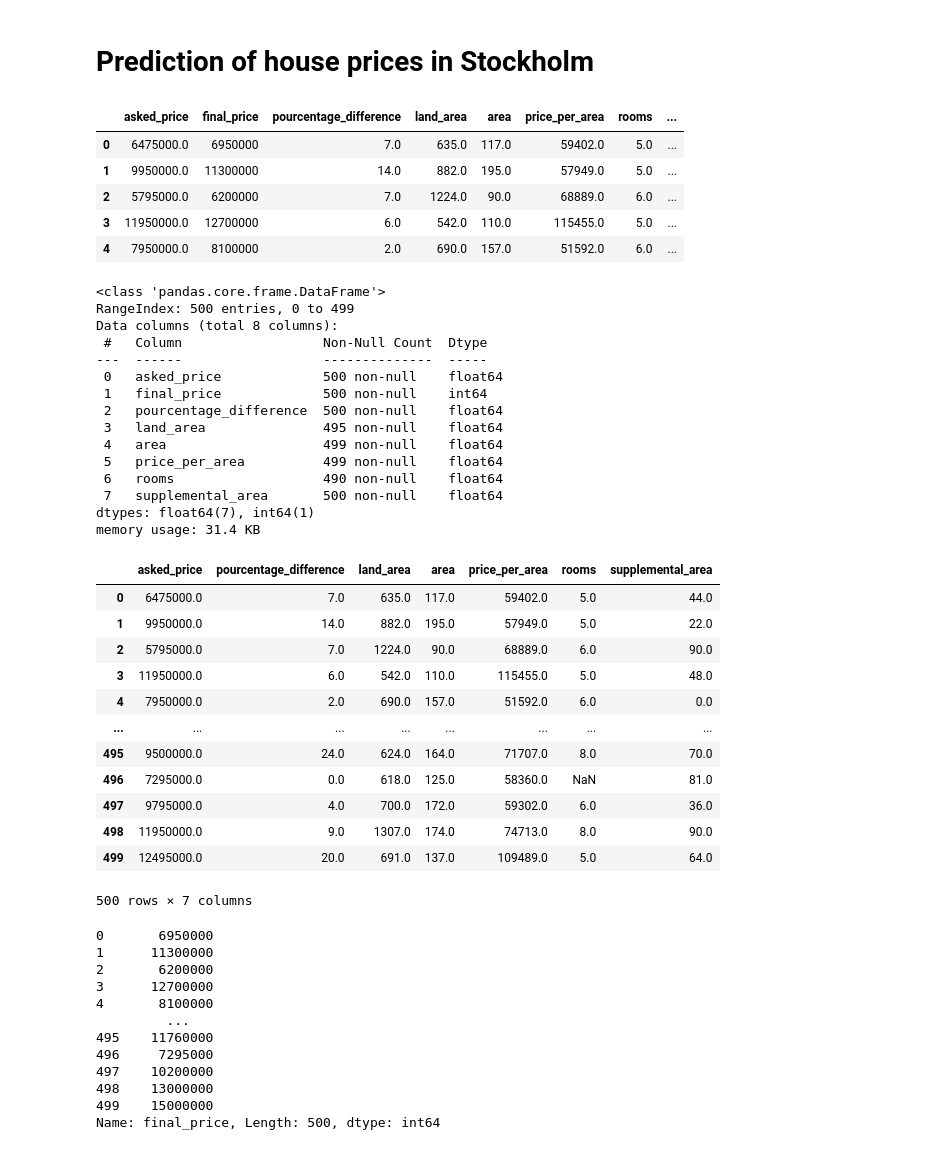
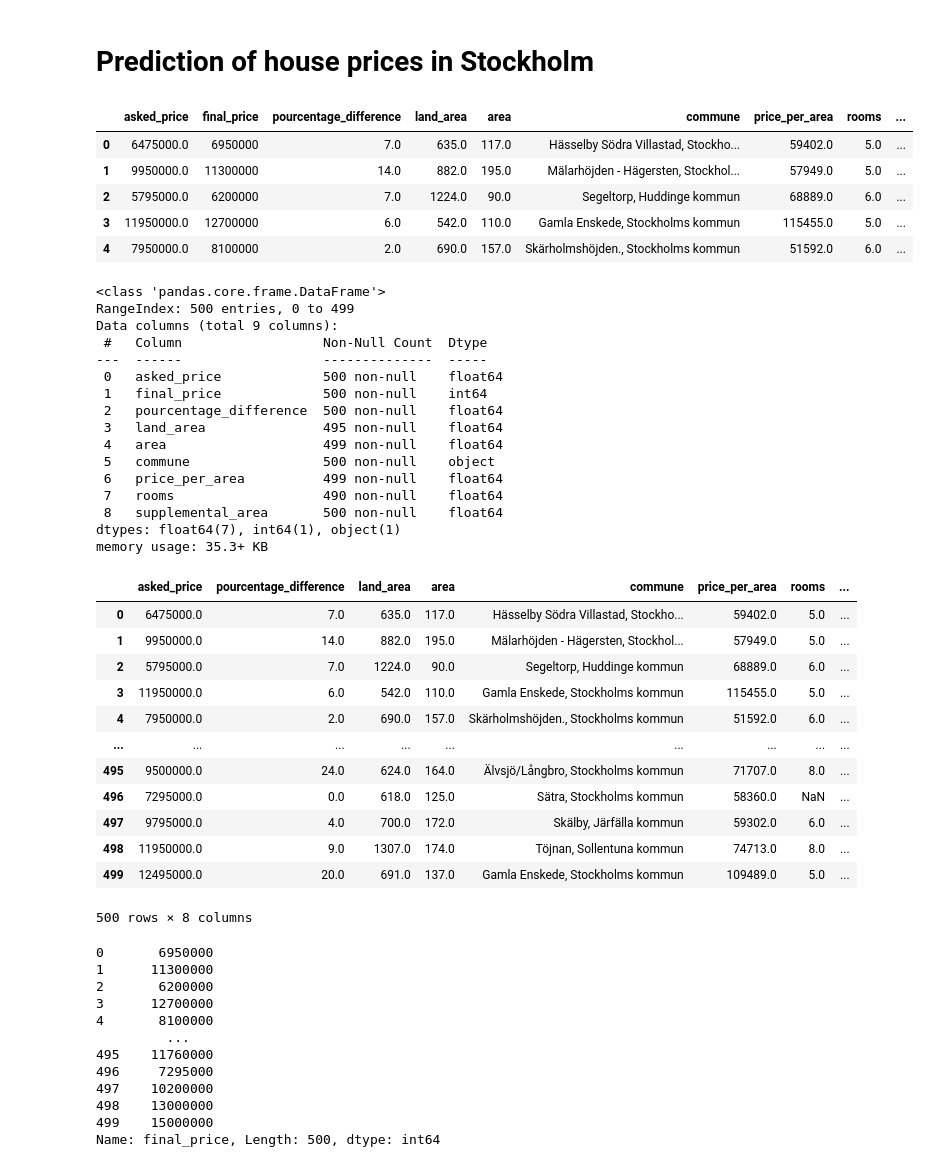
Before and after one commit to AndresTrujillo1811-bit/data-pipeline-for-ml_examensarbete, a Jupyter notebook: machine_learning/house_prices_pred.ipynb, the cells around one changed output. Cells and saved outputs as stored; diff of their text form; code cells hidden in the pictures.

Commit message:
fixing dashboard for commune

```diff
--- a/machine_learning/house_prices_pred.ipynb
+++ b/machine_learning/house_prices_pred.ipynb
@@ -2,24 +2,22 @@
 # Prediction of house prices in Stockholm
 # %%
 import pandas as pd
-import matplotlib.pyplot as plt
-import seaborn as sns
 
-df = pd.read_csv("data/house_price.csv")
+df = pd.read_csv("data/stockholm_house_price.csv")
 df.head()
 # %% [output]
-|  | asked_price | final_price | pourcentage_difference | land_area | area | price_per_area | rooms | ... |
-| 0 | 6475000.0 | 6950000 | 7.0 | 635.0 | 117.0 | 59402.0 | 5.0 | ... |
-| 1 | 9950000.0 | 11300000 | 14.0 | 882.0 | 195.0 | 57949.0 | 5.0 | ... |
-| 2 | 5795000.0 | 6200000 | 7.0 | 1224.0 | 90.0 | 68889.0 | 6.0 | ... |
-| 3 | 11950000.0 | 12700000 | 6.0 | 542.0 | 110.0 | 115455.0 | 5.0 | ... |
-| 4 | 7950000.0 | 8100000 | 2.0 | 690.0 | 157.0 | 51592.0 | 6.0 | ... |
+|  | asked_price | final_price | pourcentage_difference | land_area | area | commune | price_per_area | rooms | ... |
+| 0 | 6475000.0 | 6950000 | 7.0 | 635.0 | 117.0 | Hässelby Södra Villastad, Stockho... | 59402.0 | 5.0 | ... |
+| 1 | 9950000.0 | 11300000 | 14.0 | 882.0 | 195.0 | Mälarhöjden - Hägersten, Stockhol... | 57949.0 | 5.0 | ... |
+| 2 | 5795000.0 | 6200000 | 7.0 | 1224.0 | 90.0 | Segeltorp, Huddinge kommun | 68889.0 | 6.0 | ... |
+| 3 | 11950000.0 | 12700000 | 6.0 | 542.0 | 110.0 | Gamla Enskede, Stockholms kommun | 115455.0 | 5.0 | ... |
+| 4 | 7950000.0 | 8100000 | 2.0 | 690.0 | 157.0 | Skärholmshöjden., Stockholms kommun | 51592.0 | 6.0 | ... |
 # %%
 df.info()
 # %% [output]
 <class 'pandas.core.frame.DataFrame'>
 RangeIndex: 500 entries, 0 to 499
-Data columns (total 8 columns):
+Data columns (total 9 columns):
  #   Column                  Non-Null Count  Dtype
 ---  ------                  --------------  -----
  0   asked_price             500 non-null    float64
@@ -27,30 +25,31 @@ Data columns (total 8 columns):
  2   pourcentage_difference  500 non-null    float64
  3   land_area               495 non-null    float64
  4   area                    499 non-null    float64
- 5   price_per_area          499 non-null    float64
- 6   rooms                   490 non-null    float64
- 7   supplemental_area       500 non-null    float64
-dtypes: float64(7), int64(1)
-memory usage: 31.4 KB
+ 5   commune                 500 non-null    object
+ 6   price_per_area          499 non-null    float64
+ 7   rooms                   490 non-null    float64
+ 8   supplemental_area       500 non-null    float64
+dtypes: float64(7), int64(1), object(1)
+memory usage: 35.3+ KB
 # %%
 from sklearn.model_selection import train_test_split
 
 X = df.drop(['final_price'], axis=1)
 X
 # %% [output]
-|  | asked_price | pourcentage_difference | land_area | area | price_per_area | rooms | supplemental_area |
-| 0 | 6475000.0 | 7.0 | 635.0 | 117.0 | 59402.0 | 5.0 | 44.0 |
-| 1 | 9950000.0 | 14.0 | 882.0 | 195.0 | 57949.0 | 5.0 | 22.0 |
-| 2 | 5795000.0 | 7.0 | 1224.0 | 90.0 | 68889.0 | 6.0 | 90.0 |
-| 3 | 11950000.0 | 6.0 | 542.0 | 110.0 | 115455.0 | 5.0 | 48.0 |
-| 4 | 7950000.0 | 2.0 | 690.0 | 157.0 | 51592.0 | 6.0 | 0.0 |
-| ... | ... | ... | ... | ... | ... | ... | ... |
-| 495 | 9500000.0 | 24.0 | 624.0 | 164.0 | 71707.0 | 8.0 | 70.0 |
-| 496 | 7295000.0 | 0.0 | 618.0 | 125.0 | 58360.0 | NaN | 81.0 |
-| 497 | 9795000.0 | 4.0 | 700.0 | 172.0 | 59302.0 | 6.0 | 36.0 |
-| 498 | 11950000.0 | 9.0 | 1307.0 | 174.0 | 74713.0 | 8.0 | 90.0 |
-| 499 | 12495000.0 | 20.0 | 691.0 | 137.0 | 109489.0 | 5.0 | 64.0 |
+|  | asked_price | pourcentage_difference | land_area | area | commune | price_per_area | rooms | ... |
+| 0 | 6475000.0 | 7.0 | 635.0 | 117.0 | Hässelby Södra Villastad, Stockho... | 59402.0 | 5.0 | ... |
+| 1 | 9950000.0 | 14.0 | 882.0 | 195.0 | Mälarhöjden - Hägersten, Stockhol... | 57949.0 | 5.0 | ... |
+| 2 | 5795000.0 | 7.0 | 1224.0 | 90.0 | Segeltorp, Huddinge kommun | 68889.0 | 6.0 | ... |
+| 3 | 11950000.0 | 6.0 | 542.0 | 110.0 | Gamla Enskede, Stockholms kommun | 115455.0 | 5.0 | ... |
+| 4 | 7950000.0 | 2.0 | 690.0 | 157.0 | Skärholmshöjden., Stockholms kommun | 51592.0 | 6.0 | ... |
+| ... | ... | ... | ... | ... | ... | ... | ... | ... |
+| 495 | 9500000.0 | 24.0 | 624.0 | 164.0 | Älvsjö/Långbro, Stockholms kommun | 71707.0 | 8.0 | ... |
+| 496 | 7295000.0 | 0.0 | 618.0 | 125.0 | Sätra, Stockholms kommun | 58360.0 | NaN | ... |
+| 497 | 9795000.0 | 4.0 | 700.0 | 172.0 | Skälby, Järfälla kommun | 59302.0 | 6.0 | ... |
+| 498 | 11950000.0 | 9.0 | 1307.0 | 174.0 | Töjnan, Sollentuna kommun | 74713.0 | 8.0 | ... |
+| 499 | 12495000.0 | 20.0 | 691.0 | 137.0 | Gamla Enskede, Stockholms kommun | 109489.0 | 5.0 | ... |
-500 rows × 7 columns
+500 rows × 8 columns
 # %%
 y = df['final_price']
 y
```
Also changed, not shown: parts of 6 cells of this notebook, 9 other files.
